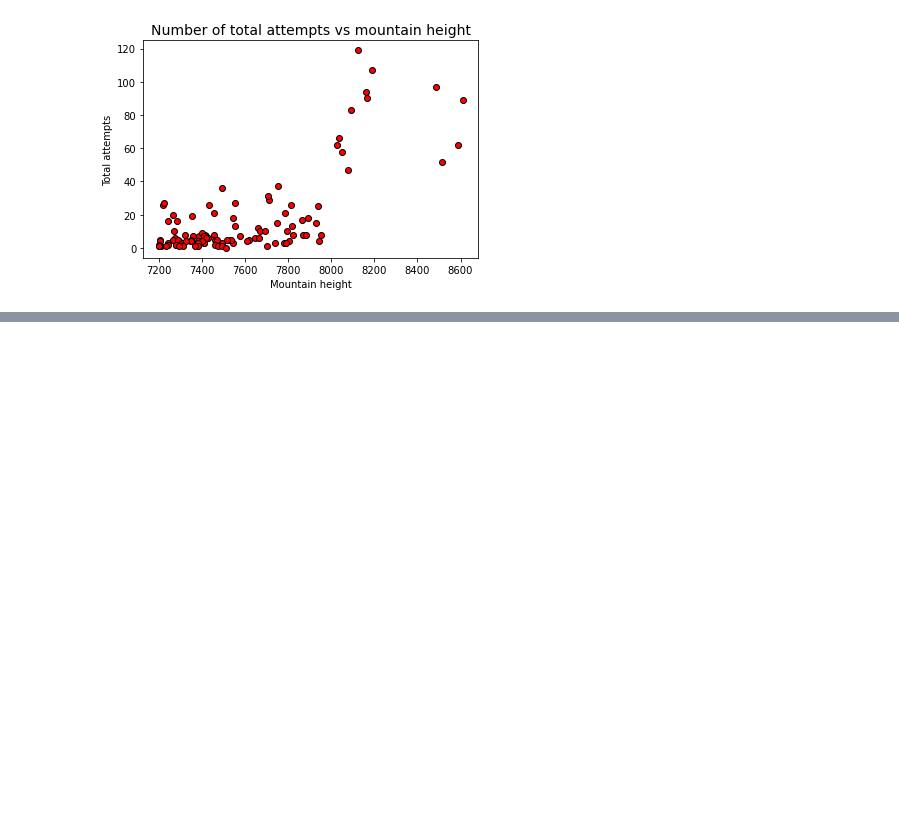
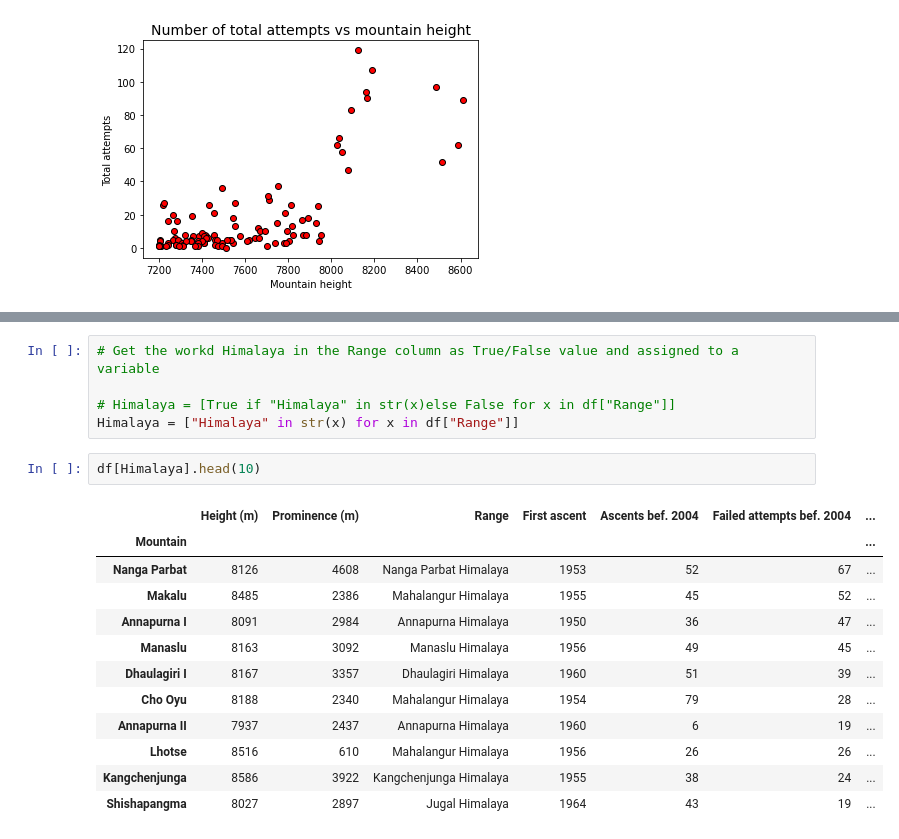
Before and after one commit to maungmoemyint/course1sub05unit02, a Jupyter notebook: Mountains.ipynb, the cells around one changed output, grey strips where cells are left out. Drawn from its saved outputs; the diff is of its cells as text; blank space fills up the shorter version.

```diff
--- a/Mountains.ipynb
+++ b/Mountains.ipynb
@@ -616,0 +683,20 @@ plt.show()
+# %%
+# Get the workd Himalaya in the Range column as True/False value and assigned to a variable
+
+# Himalaya = [True if "Himalaya" in str(x)else False for x in df["Range"]]
+Himalaya = ["Himalaya" in str(x) for x in df["Range"]]
+# %%
+df[Himalaya].head(10)
+# %% [output]
+|  | Height (m) | Prominence (m) | Range | First ascent | Ascents bef. 2004 | Failed attempts bef. 2004 | ... |
+| Mountain |  |  |  |  |  |  | ... |
+| Nanga Parbat | 8126 | 4608 | Nanga Parbat Himalaya | 1953 | 52 | 67 | ... |
+| Makalu | 8485 | 2386 | Mahalangur Himalaya | 1955 | 45 | 52 | ... |
+| Annapurna I | 8091 | 2984 | Annapurna Himalaya | 1950 | 36 | 47 | ... |
+| Manaslu | 8163 | 3092 | Manaslu Himalaya | 1956 | 49 | 45 | ... |
+| Dhaulagiri I | 8167 | 3357 | Dhaulagiri Himalaya | 1960 | 51 | 39 | ... |
+| Cho Oyu | 8188 | 2340 | Mahalangur Himalaya | 1954 | 79 | 28 | ... |
+| Annapurna II | 7937 | 2437 | Annapurna Himalaya | 1960 | 6 | 19 | ... |
+| Lhotse | 8516 | 610 | Mahalangur Himalaya | 1956 | 26 | 26 | ... |
+| Kangchenjunga | 8586 | 3922 | Kangchenjunga Himalaya | 1955 | 38 | 24 | ... |
+| Shishapangma | 8027 | 2897 | Jugal Himalaya | 1964 | 43 | 19 | ... |
```
Also changed, not shown: parts of 11 cells of this notebook.
